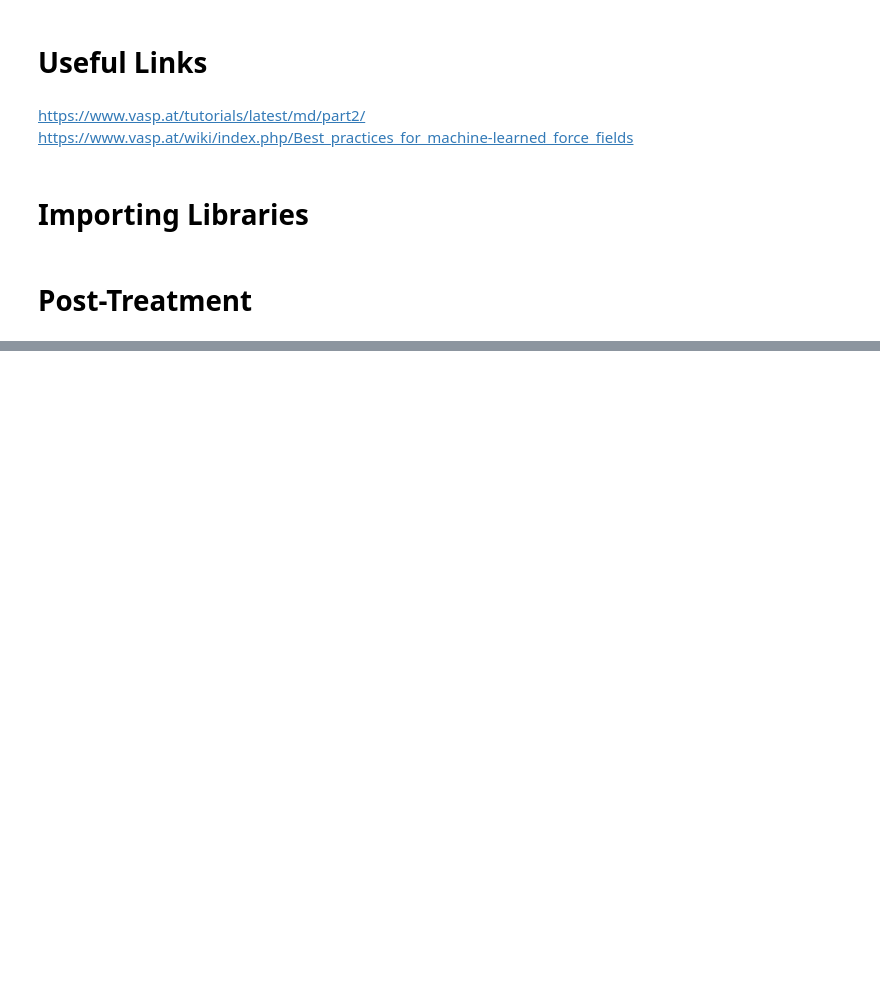
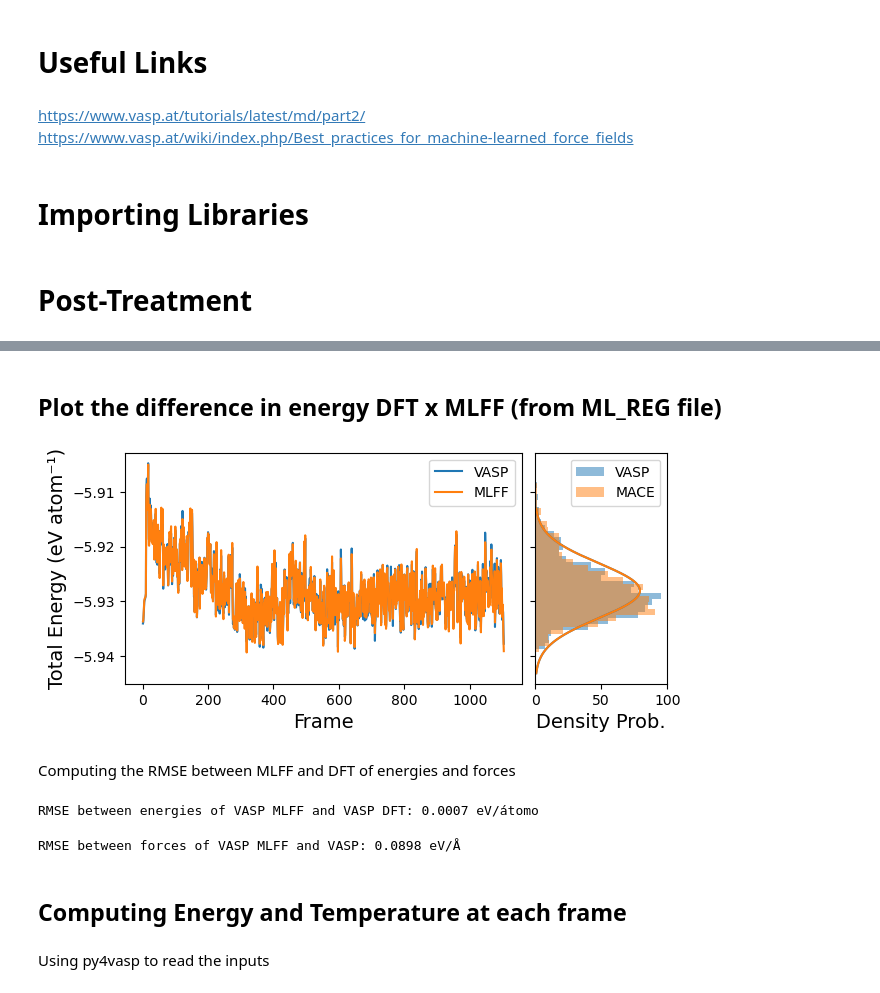
Before and after one commit to hugo-neto/COQ-878, a Jupyter notebook: FinalWork/MLFF_VASP/BO-AIMD_MLFF6/MLFF6.ipynb, the cells around one changed output, grey strips where cells are left out. Cells and saved outputs as stored; diff of their text form; code cells hidden in the pictures; blank space fills up the shorter version.

```diff
--- a/FinalWork/MLFF_VASP/BO-AIMD_MLFF6/MLFF6.ipynb
+++ b/FinalWork/MLFF_VASP/BO-AIMD_MLFF6/MLFF6.ipynb
@@ -72,0 +226,58 @@ plot(t2, inerr,
+# %% [markdown]
+## Plot the difference in energy DFT x MLFF (from ML_REG file)
+# %%
+actual_dir  = os.getcwd()
+data_dir    = os.path.join(actual_dir, "servidor", "ML_REG")
+# %%
+e_dft, e_ml = read_ml_reg_energies(data_dir)
+frames      = np.arange(1,len(e_dft)+1)
+# %%
+# Note: Cellulose Beta has 84 atoms
+# That's why we divide by 84 to get eV/atom
+vasp_energies = e_dft/84
+mace_energies = e_ml/84
+# %%
+fig, axs = plt.subplots(1, 2,figsize=(7,3), sharey=True, gridspec_kw={'width_ratios': [3, 1], 'wspace': 0.05} )
+
+axs[0].plot(frames, vasp_energies, label='VASP')
+axs[0].plot(frames, mace_energies, label='MLFF')
+axs[0].legend()
+axs[0].set_xlabel('Frame', fontsize=14)
+axs[0].set_ylabel('Total Energy (eV atom⁻¹)', fontsize=14)
+
+axs[1].hist(vasp_energies,bins=30,density=True, color='C0', alpha=0.5, label='VASP', orientation="horizontal")
+axs[1].hist(mace_energies,bins=30,density=True, color='C1', alpha=0.5, label='MACE', orientation="horizontal")
+
+Umean = np.mean(vasp_energies)
+sigmaU = np.std(vasp_energies)
+uarray = Umean+np.arange(-3*sigmaU,3*sigmaU,0.01*sigmaU)
+axs[1].plot(np.sqrt(1/(2*np.pi*sigmaU**2))*np.exp(-0.5*(uarray-Umean)**2/sigmaU**2),uarray, color='C0')
+Umean = np.mean(mace_energies)
+sigmaU = np.std(mace_energies)
+uarray = Umean+np.arange(-3*sigmaU,3*sigmaU,0.01*sigmaU)
+axs[1].plot(np.sqrt(1/(2*np.pi*sigmaU**2))*np.exp(-0.5*(uarray-Umean)**2/sigmaU**2),uarray, color='C1')
+axs[1].legend()
+axs[1].set_xlabel('Density Prob.', fontsize=14)
+
+plt.savefig("Energy_Comparison_VASPMLFF_VASP_Cellulose_Beta.png", dpi=300, bbox_inches='tight')
+# %% [output]
+[figure, added]
+# %% [markdown]
+Computing the RMSE between MLFF and DFT of energies and forces
+# %%
+RMSE = np.sqrt(np.mean((mace_energies-vasp_energies)**2))
+
+print("RMSE between energies of VASP MLFF and VASP DFT: {:.4f} eV/átomo".format(RMSE))
+# %% [output]
+RMSE between energies of VASP MLFF and VASP DFT: 0.0007 eV/átomo
+# %%
+f_dft, f_ml = read_ml_reg_2col_block(data_dir, "Forces")
+
+rmse_F = np.sqrt(np.mean((f_dft - f_ml)**2))
+print("RMSE between forces of VASP MLFF and VASP: {:.4f} eV/Å".format(rmse_F))
+# %% [output]
+RMSE between forces of VASP MLFF and VASP: 0.0898 eV/Å
+# %% [markdown]
+## Computing Energy and Temperature at each frame
+# %% [markdown]
+Using py4vasp to read the inputs
```
Also changed, not shown: parts of 14 cells of this notebook, 7 other files.
